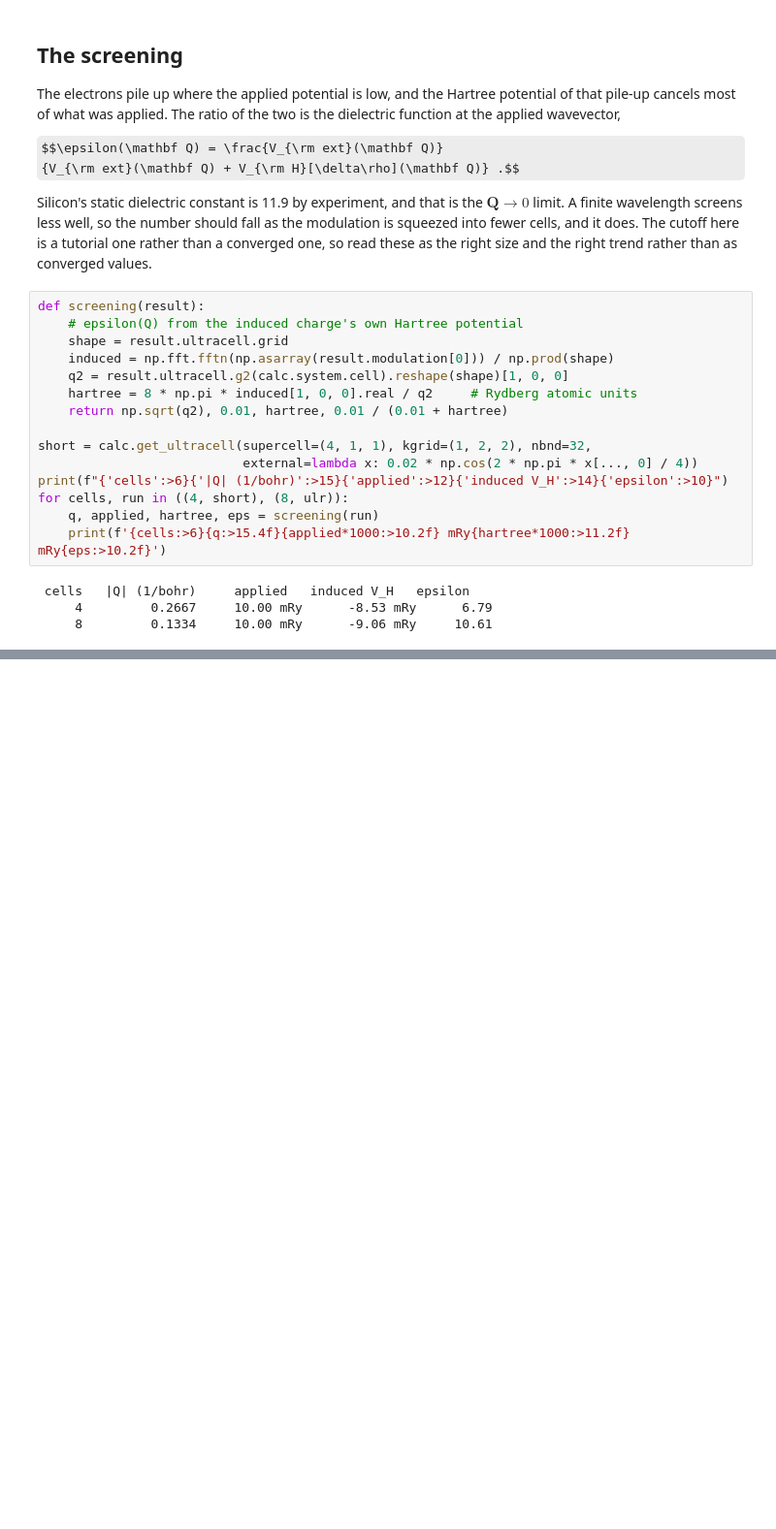
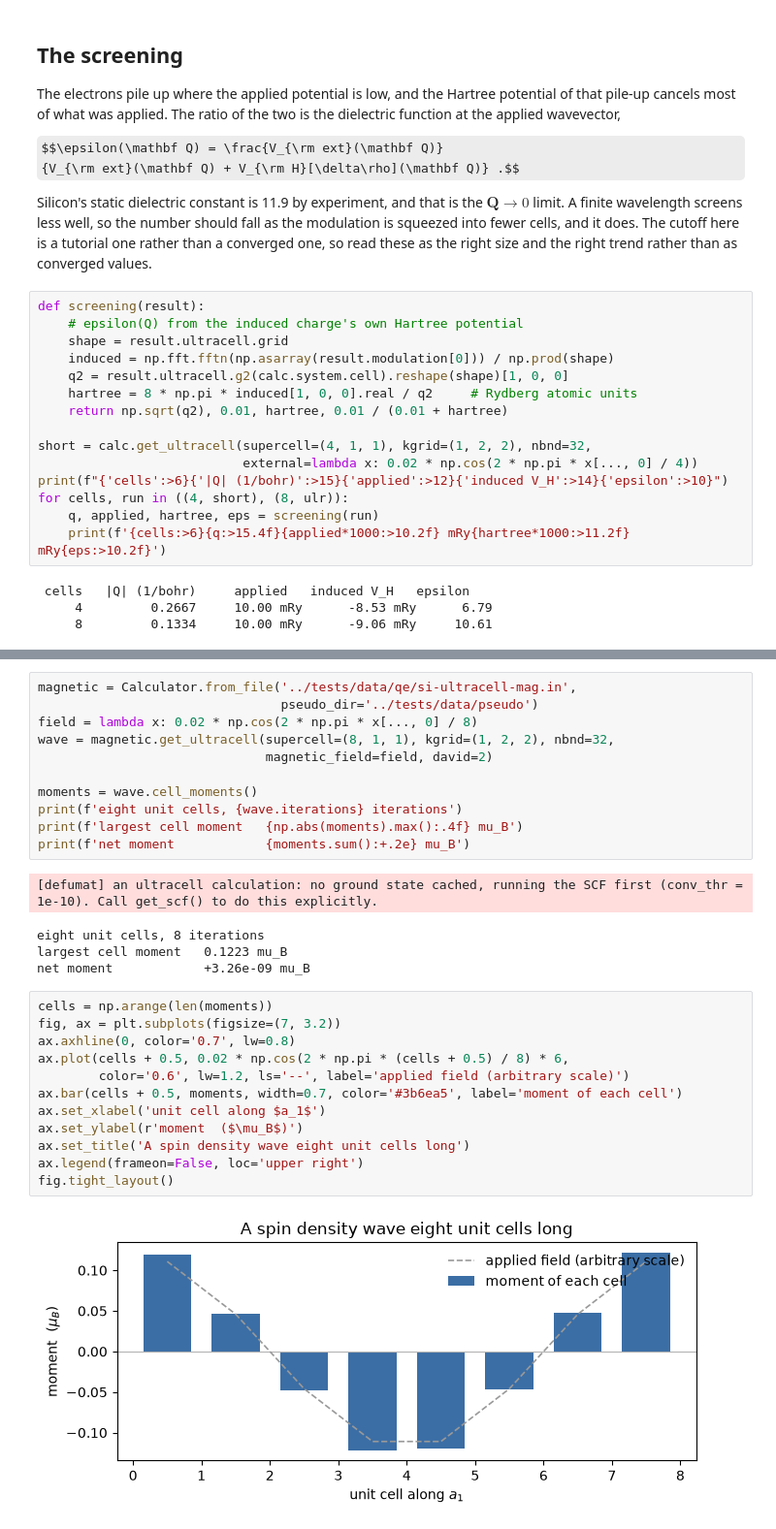
Before and after one commit to joselado/defumat, a Jupyter notebook: notebooks/44_ultra_long_range.ipynb, the cells around one changed output, grey strips where cells are left out. Shown at 97% size. Saved outputs shown, nothing was run; the diff lists cells and outputs as text; some formulas as TeX source; blank space fills up the shorter version.

```diff
--- a/notebooks/44_ultra_long_range.ipynb
+++ b/notebooks/44_ultra_long_range.ipynb
@@ -117,0 +134,30 @@ for cells, run in ((4, short), (8, ulr)):
+# %%
+magnetic = Calculator.from_file('../tests/data/qe/si-ultracell-mag.in',
+                                pseudo_dir='../tests/data/pseudo')
+field = lambda x: 0.02 * np.cos(2 * np.pi * x[..., 0] / 8)
+wave = magnetic.get_ultracell(supercell=(8, 1, 1), kgrid=(1, 2, 2), nbnd=32,
+                              magnetic_field=field, david=2)
+
+moments = wave.cell_moments()
+print(f'eight unit cells, {wave.iterations} iterations')
+print(f'largest cell moment   {np.abs(moments).max():.4f} mu_B')
+print(f'net moment            {moments.sum():+.2e} mu_B')
+# %% [output]
+[defumat] an ultracell calculation: no ground state cached, running the SCF first (conv_thr = 1e-10). Call get_scf() to do this explicitly.
+eight unit cells, 8 iterations
+largest cell moment   0.1223 mu_B
+net moment            +3.26e-09 mu_B
+# %%
+cells = np.arange(len(moments))
+fig, ax = plt.subplots(figsize=(7, 3.2))
+ax.axhline(0, color='0.7', lw=0.8)
+ax.plot(cells + 0.5, 0.02 * np.cos(2 * np.pi * (cells + 0.5) / 8) * 6,
+        color='0.6', lw=1.2, ls='--', label='applied field (arbitrary scale)')
+ax.bar(cells + 0.5, moments, width=0.7, color='#3b6ea5', label='moment of each cell')
+ax.set_xlabel('unit cell along $a_1$')
+ax.set_ylabel(r'moment  ($\mu_B$)')
+ax.set_title('A spin density wave eight unit cells long')
+ax.legend(frameon=False, loc='upper right')
+fig.tight_layout()
+# %% [output]
+[figure, added]
```
Also changed, not shown: parts of 4 cells of this notebook, 2 other files.
